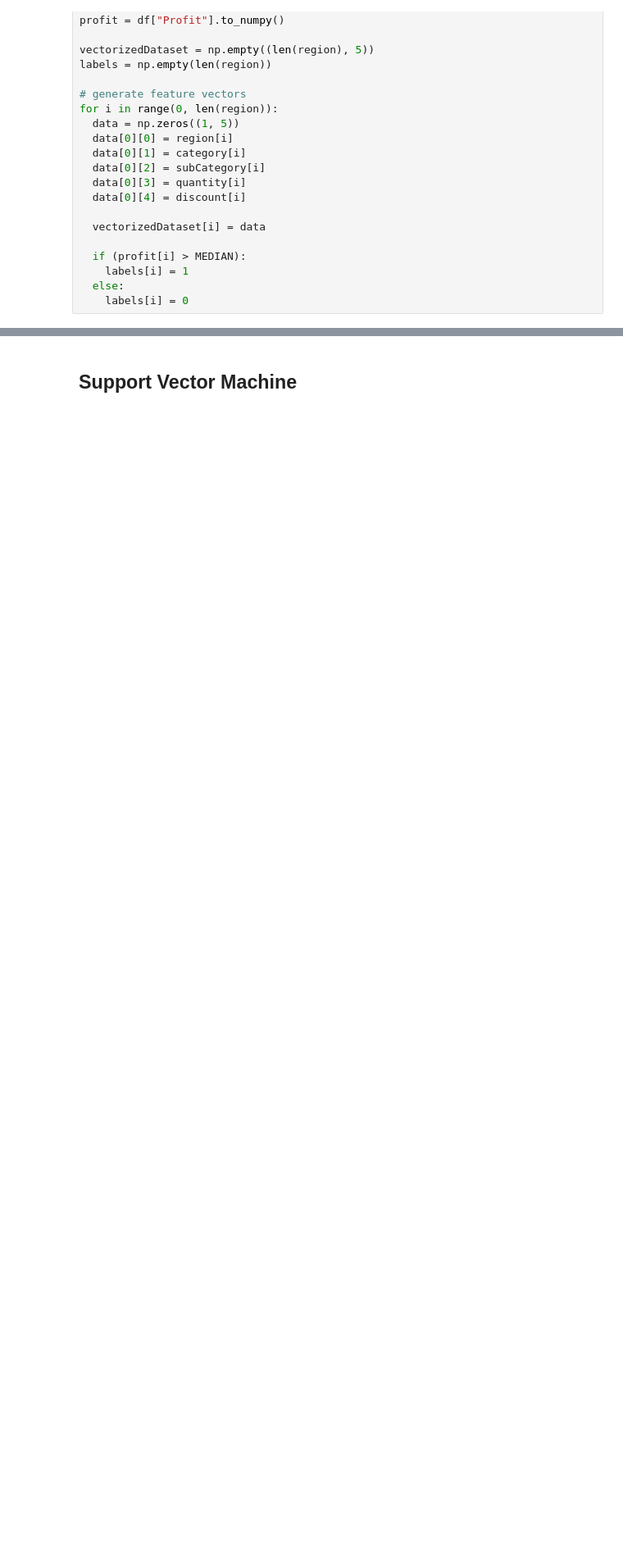
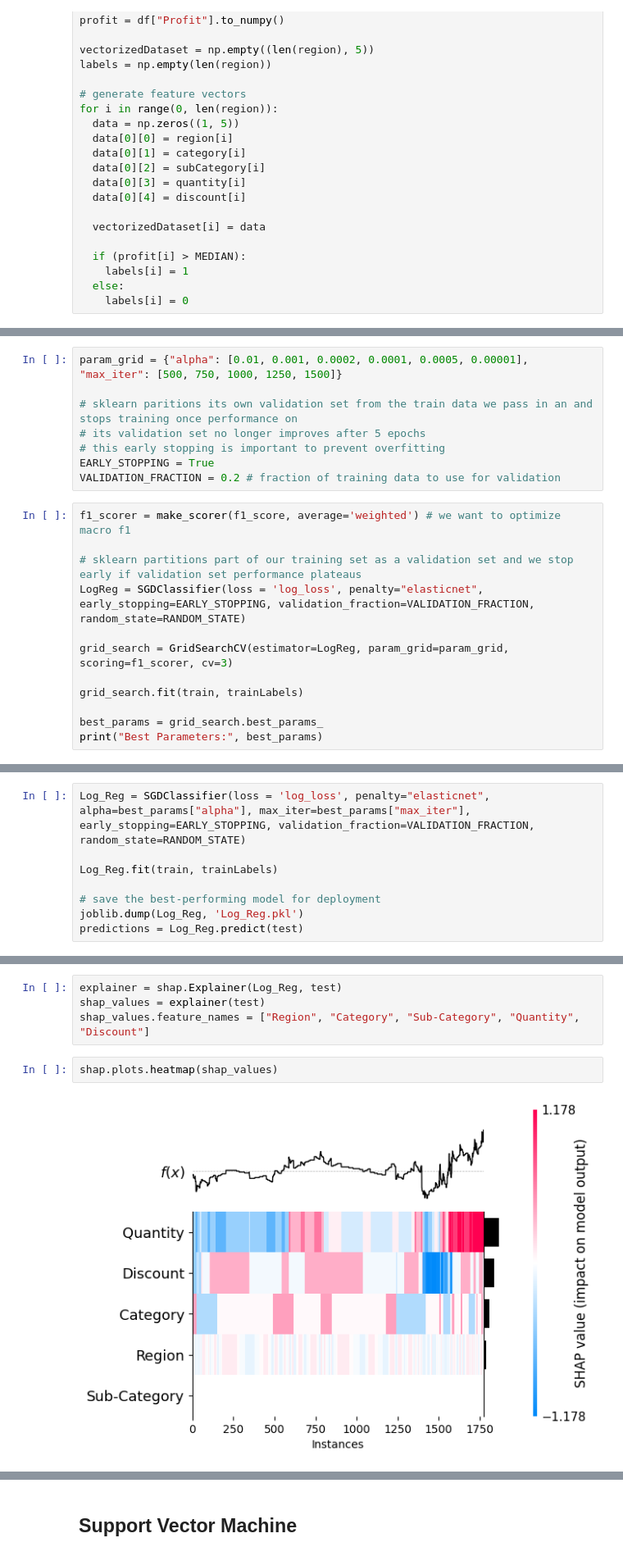
Before and after one commit to JohnG112358/DALI-Machine-Learning-Challenge, a Jupyter notebook: profitPrediction.ipynb, the cells around one changed output, grey strips where cells are left out. Shown at 82% size. Drawn from its saved outputs; the diff is of its cells as text; blank space fills up the shorter version.

Commit message:
added shapley value interpretations, graphs of training/validation loss and accuracy, updated documentation, and added new explinations of concepts like tokenization and shapley values

```diff
--- a/profitPrediction.ipynb
+++ b/profitPrediction.ipynb
@@ -99,0 +106,20 @@ trainLabels = trainLabels.T
+# %%
+param_grid = {"alpha": [0.01, 0.001, 0.0002, 0.0001, 0.0005, 0.00001], "max_iter": [500, 750, 1000, 1250, 1500]}
+
+# sklearn paritions its own validation set from the train data we pass in an and stops training once performance on
+# its validation set no longer improves after 5 epochs
+# this early stopping is important to prevent overfitting
+EARLY_STOPPING = True
+VALIDATION_FRACTION = 0.2 # fraction of training data to use for validation
+# %%
+f1_scorer = make_scorer(f1_score, average='weighted') # we want to optimize macro f1
+
+# sklearn partitions part of our training set as a validation set and we stop early if validation set performance plateaus
+LogReg = SGDClassifier(loss = 'log_loss', penalty="elasticnet", early_stopping=EARLY_STOPPING, validation_fraction=VALIDATION_FRACTION, random_state=RANDOM_STATE)
+
+grid_search = GridSearchCV(estimator=LogReg, param_grid=param_grid, scoring=f1_scorer, cv=3)
+
+grid_search.fit(train, trainLabels)
+
+best_params = grid_search.best_params_
+print("Best Parameters:", best_params)
@@ -99,0 +128,8 @@ trainLabels = trainLabels.T
+# %%
+Log_Reg = SGDClassifier(loss = 'log_loss', penalty="elasticnet", alpha=best_params["alpha"], max_iter=best_params["max_iter"], early_stopping=EARLY_STOPPING, validation_fraction=VALIDATION_FRACTION, random_state=RANDOM_STATE)
+
+Log_Reg.fit(train, trainLabels)
+
+# save the best-performing model for deployment
+joblib.dump(Log_Reg, 'Log_Reg.pkl')
+predictions = Log_Reg.predict(test)
@@ -99,0 +166,8 @@ trainLabels = trainLabels.T
+# %%
+explainer = shap.Explainer(Log_Reg, test)
+shap_values = explainer(test)
+shap_values.feature_names = ["Region", "Category", "Sub-Category", "Quantity", "Discount"]
+# %%
+shap.plots.heatmap(shap_values)
+# %% [output]
+[figure, added]
```
Also changed, not shown: parts of 57 cells of this notebook.
